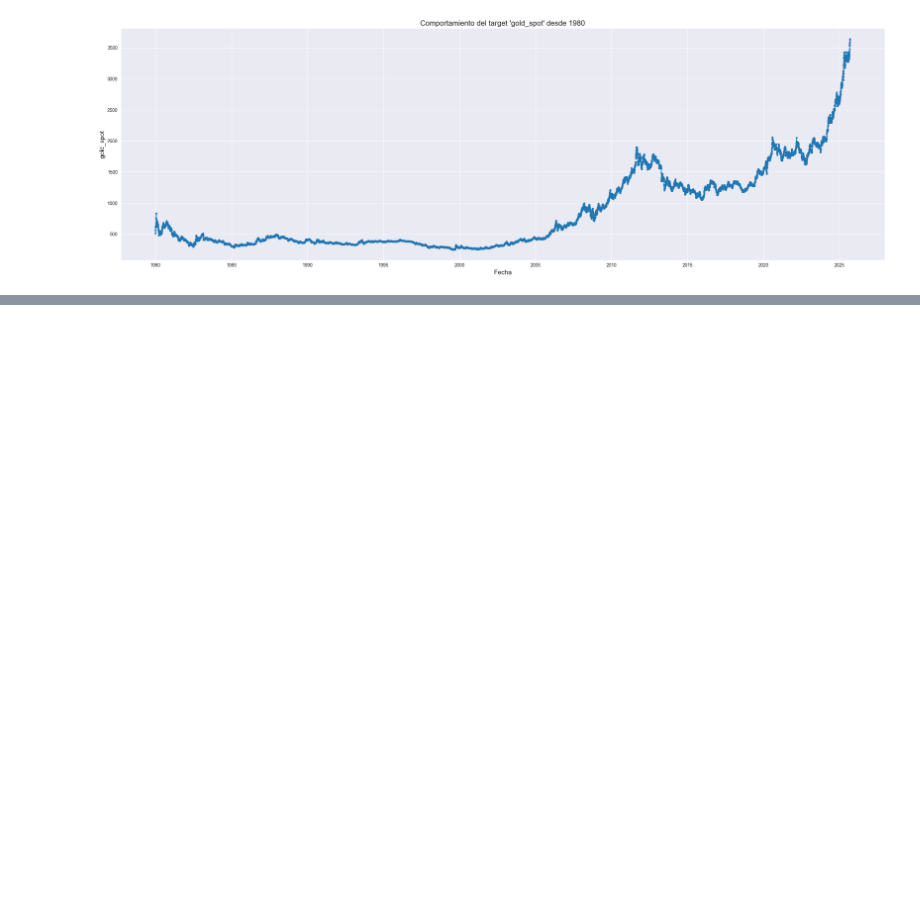
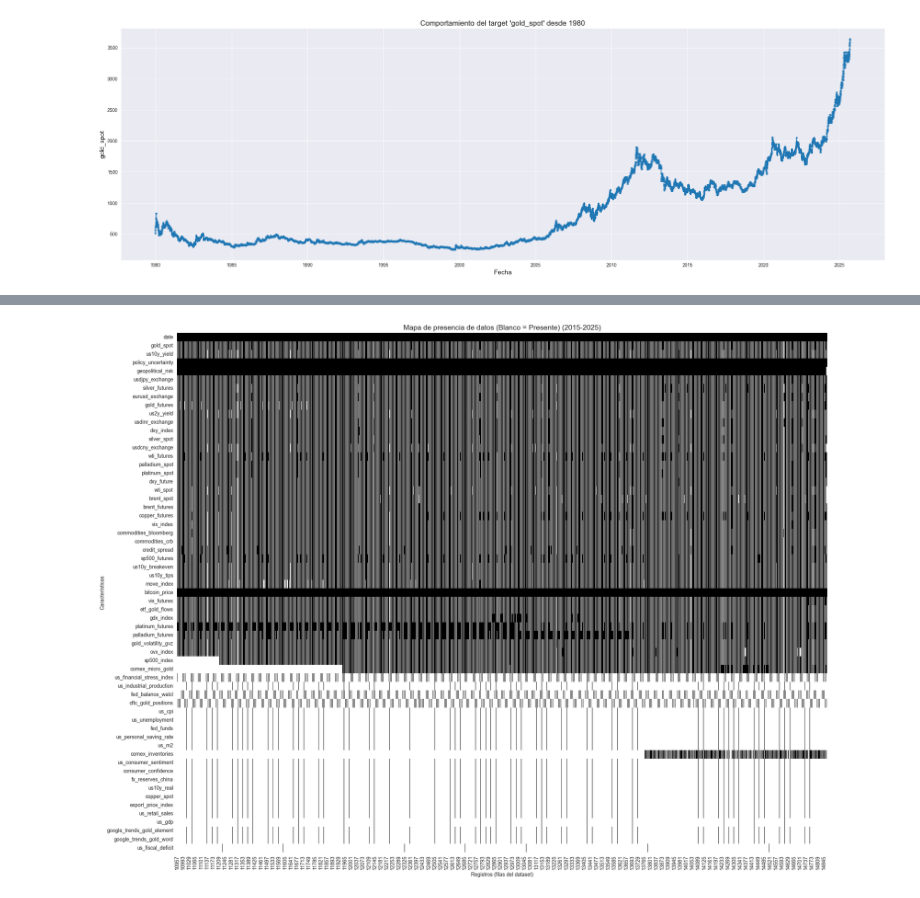
Before and after one commit to sebastianmalbaceda/gold-price-prediction, a Jupyter notebook: notebooks/gold-price-prediction.ipynb, the cells around one changed output, grey strips where cells are left out. Saved outputs shown, nothing was run; the diff lists cells and outputs as text; code cells hidden in the pictures; blank space fills up the shorter version.

```diff
--- a/notebooks/gold-price-prediction.ipynb
+++ b/notebooks/gold-price-prediction.ipynb
@@ -379,0 +977,22 @@ plt.show()
+# %%
+df_viz = df.copy()
+zoom_start_year = 2015
+zoom_end_year   = 2025
+
+df_viz = df_viz[(df_viz[DATE_COL].dt.year >= zoom_start_year) &
+                (df_viz[DATE_COL].dt.year <= zoom_end_year)]
+
+null_mask = df_viz.isnull().astype(int)
+plt.figure(figsize=(20, max(6, len(df_viz.columns) * 0.25)))
+sns.heatmap(
+    null_mask.T,
+    cmap=["black", "white"],
+    cbar=False
+)
+plt.title(f"Mapa de presencia de datos (Blanco = Presente) ({zoom_start_year}-{zoom_end_year})", fontsize=14)
+plt.xlabel("Registros (filas del dataset)")
+plt.ylabel("Características")
+plt.tight_layout()
+plt.show()
+# %% [output]
+[figure, added]
```
Also changed, not shown: parts of 67 cells of this notebook.
